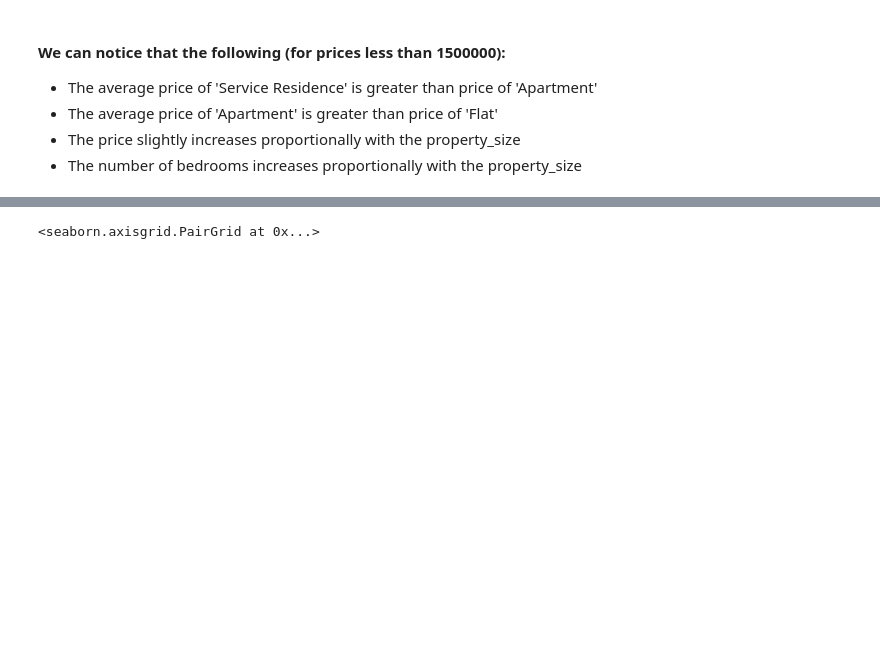
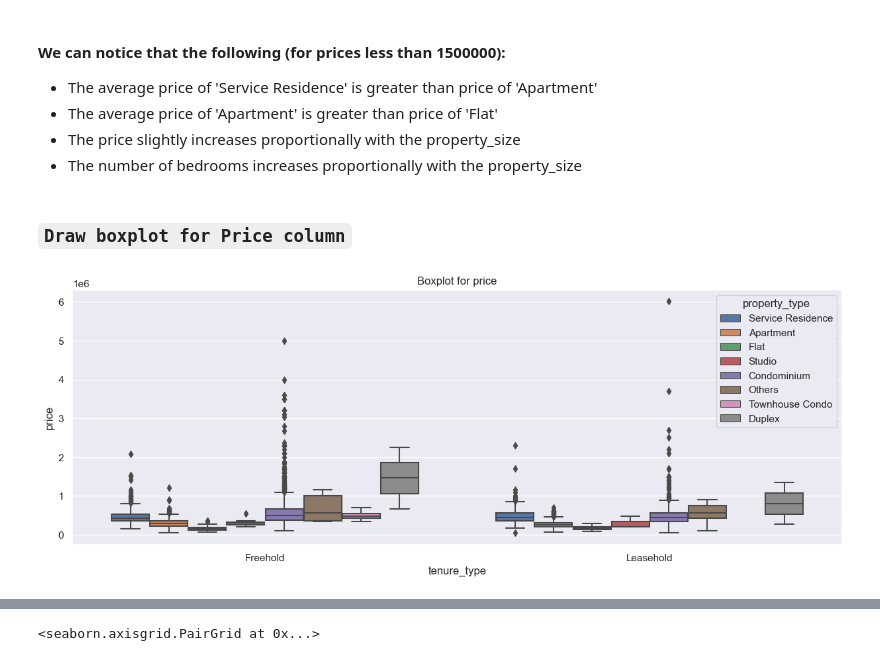
Before and after one commit to aahmedsherif/FinalProject, a Jupyter notebook: script.ipynb, the cells around one changed output, grey strips where cells are left out. Cells and saved outputs as stored; diff of their text form; code cells hidden in the pictures; blank space fills up the shorter version.

Commit message:
check distribution of price

```diff
--- a/script.ipynb
+++ b/script.ipynb
@@ -669,3 +669,12 @@ See the caveats in the documentation: https://pandas.pydata.org/pandas-docs/stab
 - The average price of 'Apartment' is greater than price of 'Flat'
 - The price slightly increases proportionally with the property_size
 - The number of bedrooms increases proportionally with the property_size
+# %% [markdown]
+### `Draw boxplot for Price column`
+# %%
+plt.figure(figsize=(15,5))
+sns.boxplot(data=df, y='price', x='tenure_type', hue='property_type')
+plt.title('Boxplot for price')
+plt.show()
+# %% [output]
+[figure, added]
```
Also changed, not shown: parts of 4 cells of this notebook.
